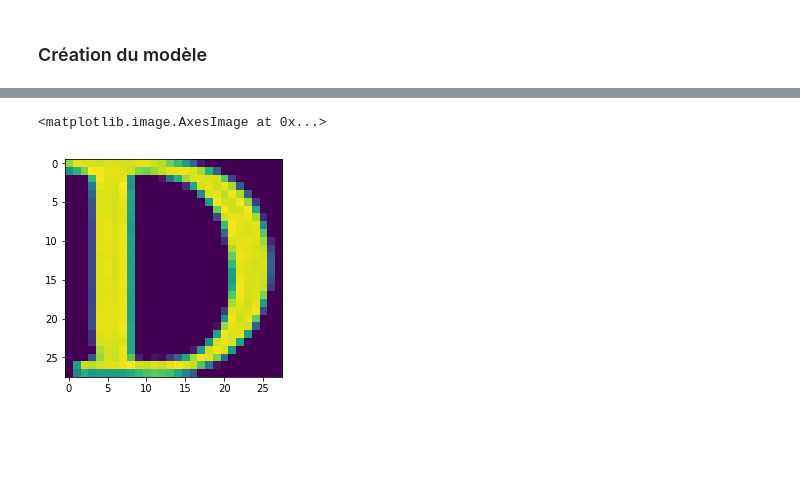
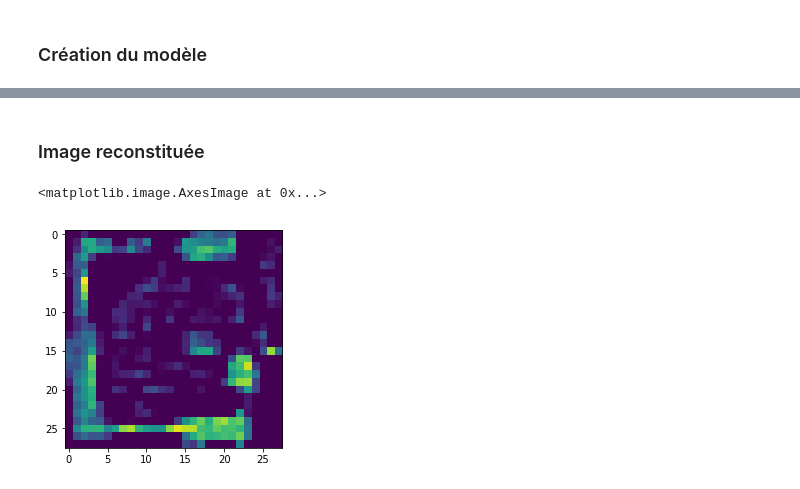
Before and after one commit to Fuzhyon/autocoder_keras, a Jupyter notebook: autoencoder.ipynb, the cells around one changed output, grey strips where cells are left out. Drawn from its saved outputs; the diff is of its cells as text; code cells hidden in the pictures; blank space fills up the shorter version.

Commit message:
adding a dataframe with the same images but with noises

```diff
--- a/autoencoder.ipynb
+++ b/autoencoder.ipynb
@@ -68,0 +69,7 @@ test_labels_df = pan.read_csv("test_labels.csv",encoding='utf-8')
+# %%
+mean = 2
+var = 13
+sigma = var ** 1.5
+noisy_train_data = train_data_df
+gaussian = np.random.normal(mean, sigma, (noisy_train_data.values[1].reshape(28,28).shape[0],noisy_train_data.values[1].reshape(28,28).shape[1]))
+noisy_train_data = noisy_train_data.values.reshape(60000,28,28) + gaussian
@@ -189,2 +211,2 @@ plt.show()
 # %%
-prediction = model.predict(test_data)
+prediction = model.predict(noisy_train_data.reshape(60000,28,28,1))
@@ -191,5 +224,7 @@ prediction = model.predict(test_data)
+# %% [markdown]
+### Image reconstituée
 # %%
-plt.imshow(prediction[0].reshape(28,28))
+plt.imshow(prediction[428].reshape(28,28))
 # %% [output]
 <matplotlib.image.AxesImage at 0x...>
-[figure, old version]
+[figure, new version]
```
Also changed, not shown: parts of 16 cells of this notebook.
